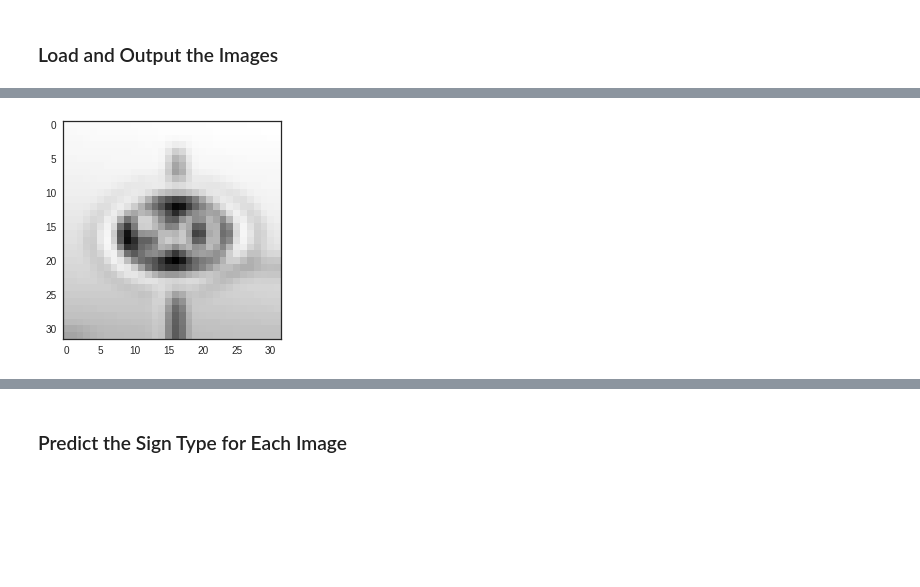
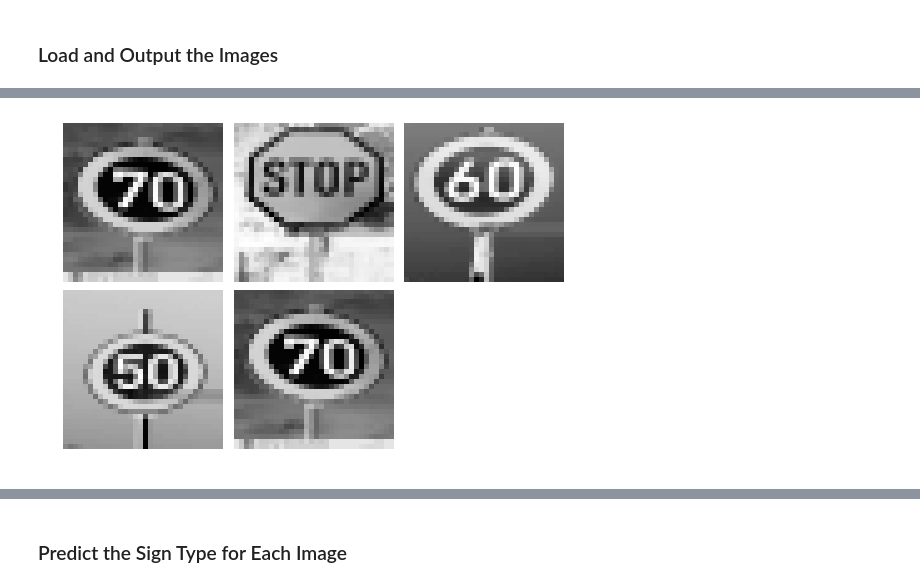
Before and after one commit to trivus/Traffic-sign-classifier, a Jupyter notebook: Traffic_Sign_Classifier.ipynb, the cells around one changed output, grey strips where cells are left out. Cells and saved outputs as stored; diff of their text form; code cells hidden in the pictures; blank space fills up the shorter version.

```diff
--- a/Traffic_Sign_Classifier.ipynb
+++ b/Traffic_Sign_Classifier.ipynb
@@ -162,5 +197,4 @@ def preprocess(image):
 # %%
-X_train = preprocess(X_train)
-X_valid = preprocess(X_valid)
-X_test = preprocess(X_test)
-show_random(X_train)
+X_train1 = preprocess(X_train)
+X_valid1 = preprocess(X_valid)
+X_test1 = preprocess(X_test)
@@ -266,27 +301,27 @@ def evaluate(X_data, y_data):
         accuracy = sess.run(accuracy_operation, feed_dict={x: batch_x, y: batch_y, keep_prob: 1.0})
         total_accuracy += (accuracy * len(batch_x))
     return total_accuracy / num_examples
+# %%
+EPOCHS = 100
+BATCH_SIZE = 128
+last_accuracy = 0
+early_threshold = .0001
 # %%
 from sklearn.utils import shuffle
-
-EPOCHS = 100
-BATCH_SIZE = 128
-last_accuracy = 0
-early_threshold = .001
 with tf.Session() as sess:
     sess.run(tf.global_variables_initializer())
-    num_examples = len(X_train)
+    num_examples = len(X_train1)
 
     print("Training...")
     print()
     for i in range(EPOCHS):
-        X_train, y_train = shuffle(X_train, y_train)
+        X_train1, y_train = shuffle(X_train1, y_train)
         for offset in range(0, num_examples, BATCH_SIZE):
             end = offset + BATCH_SIZE
-            batch_x, batch_y = X_train[offset:end], y_train[offset:end]
+            batch_x, batch_y = X_train1[offset:end], y_train[offset:end]
             sess.run(training_operation, feed_dict={x: batch_x, y: batch_y, keep_prob:.5})
-        train_accuracy = evaluate(X_train, y_train)
-        validation_accuracy = evaluate(X_valid, y_valid)
+        train_accuracy = evaluate(X_train1, y_train)
+        validation_accuracy = evaluate(X_valid1, y_valid)
 
         print("EPOCH {} ...".format(i+1))
         print("Training Accuracy={:.3f}".format(train_accuracy))
@@ -341,11 +375,12 @@ You may find `signnames.csv` useful as it contains mappings from the class id (i
 # %%
 import os
 from os import listdir
-import cv2
 # load files from path and preprocess
 def preprocess_image_path(path):
     image = np.ndarray((len(os.listdir(path)), 32, 32, 3), dtype=float)
     new_y = []
+    num = len(os.listdir(path))
+    plt.figure(figsize=(9, 3*int(np.ceil(num/3))))
     for i, file in enumerate(os.listdir(path)):
         new_y.append(int(file.split('.')[0]))
         img = cv2.imread(path + file)
@@ -353,11 +388,11 @@ def preprocess_image_path(path):
         img = cv2.resize(img, (32,32), interpolation=cv2.INTER_AREA)
         #img = cv2.copyMakeBorder(img, top=5, bottom=5, left=5, right=5, \
         #                  borderType= cv2.BORDER_CONSTANT, value=[0,0,0] )
-        img = cv2.GaussianBlur(img, (5,5), 0)
+        #img = cv2.GaussianBlur(img, (5,5), 0)
 
-        with sns.axes_style("white"):
-            plt.figure()
-            plt.imshow(img)
+        plt.subplot(np.ceil(num/3), 3, i+1)
+        plt.axis('off')
+        plt.imshow(img)
         image[i] = img
     return preprocess(np.array(image)), new_y
 # %%
@@ -374,7 +404,7 @@ new_image, new_y = preprocess_image_path('./signs/')
 # %%
-show_random(new_image)
+show_random(new_image, 5)
 # %% [output]
-[figure, old version]
+[figure, new version]
 # %%
 print(new_y)
 # %% [output]
```
Also changed, not shown: parts of 15 cells of this notebook, 3 other files.
